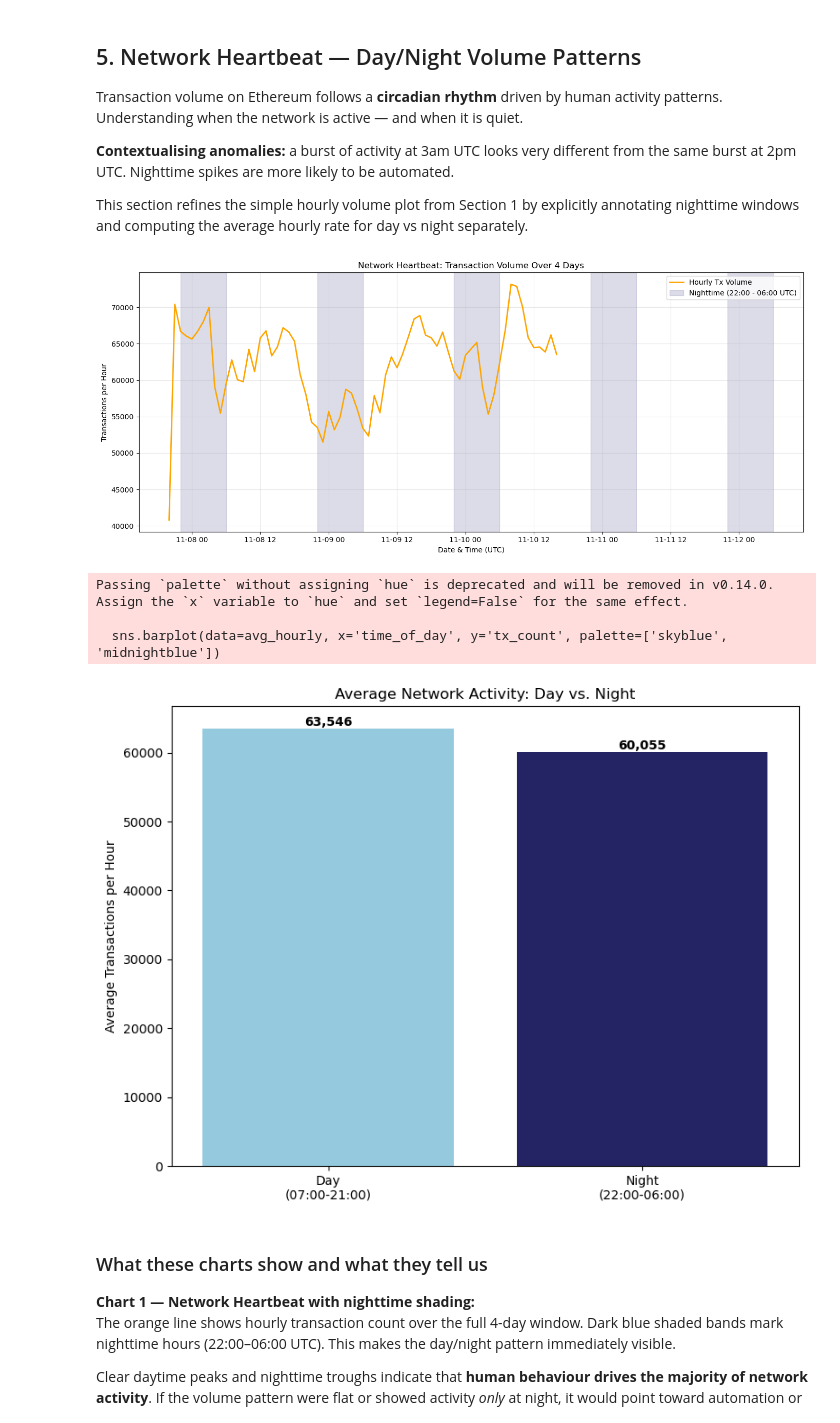
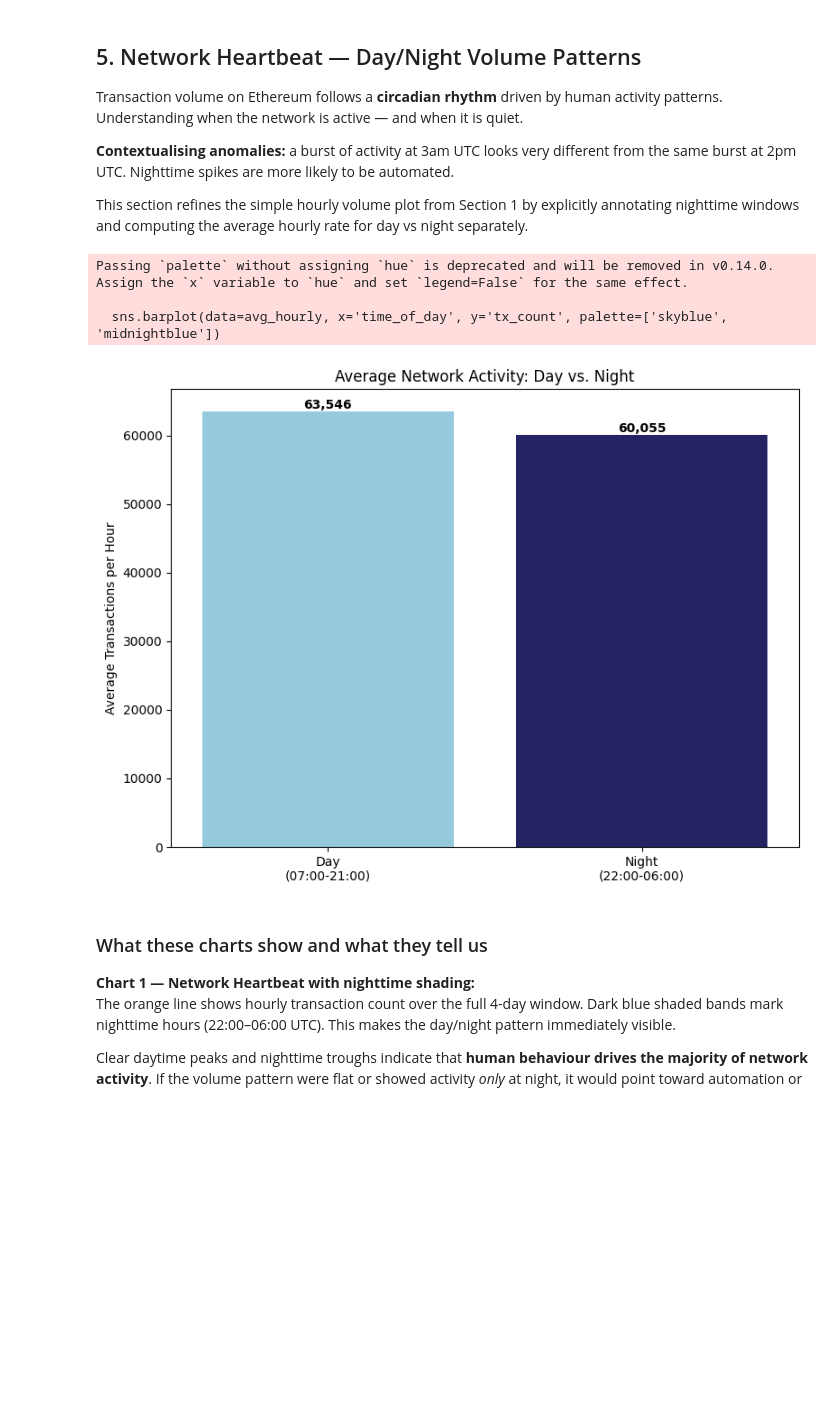
Before and after one commit to Nefeli-Apostolou/GM-Project---Fraud-Detection, a Jupyter notebook: EDA.ipynb, the cells around one changed output. Drawn from its saved outputs; the diff is of its cells as text; code cells hidden in the pictures; blank space fills up the shorter version.

Commit message:
plot removed

```diff
--- a/EDA.ipynb
+++ b/EDA.ipynb
@@ -229,81 +229,48 @@ Transaction volume on Ethereum follows a **circadian rhythm** driven by human ac
 This section refines the simple hourly volume plot from Section 1 by explicitly annotating nighttime windows and computing the average hourly rate for day vs night separately.
 # %%
 import numpy as np
+import pandas as pd
+import matplotlib.pyplot as plt
+import seaborn as sns
 
 # Load the clean dataset
 df = pd.read_csv('eth_tx_last4days_clean.csv')
 df['block_timestamp'] = pd.to_datetime(df['block_timestamp'])
-
-# ==========================================
-# Plot 1: Timeline with Nighttime Shading
-# ==========================================
-
-# Aggregate volume by hour
-hourly_vol = df.set_index('block_timestamp').resample('h')['hash'].count().reset_index()
-hourly_vol.columns = ['timestamp', 'tx_count']
-
-plt.figure(figsize=(14, 6))
-plt.plot(hourly_vol['timestamp'], hourly_vol['tx_count'], color='orange', label='Hourly Tx Volume', linewidth=2)
-
-# Highlight nighttime hours (22:00 to 06:00 UTC) with vertical shading
-start_date = hourly_vol['timestamp'].min().floor('D')
-end_date = hourly_vol['timestamp'].max().ceil('D')
-date_range = pd.date_range(start_date, end_date)
-
-for date in date_range:
-    # Night starts at 22:00 of the current day
-    night_start = date + pd.Timedelta(hours=22)
-    # Night ends at 06:00 of the NEXT day
-    night_end = night_start + pd.Timedelta(hours=8)
-
-    # Apply shading. Only add the label to the legend once.
-    plt.axvspan(night_start, night_end, color='midnightblue', alpha=0.15,
-                label='Nighttime (22:00 - 06:00 UTC)' if date == date_range[0] else "")
-
-plt.title('Network Heartbeat: Transaction Volume Over 4 Days')
-plt.xlabel('Date & Time (UTC)')
-plt.ylabel('Transactions per Hour')
-plt.legend(loc='upper right')
-plt.grid(True, alpha=0.3)
-plt.tight_layout()
-plt.show()
-
 
 # ==========================================
 # Plot 2: Average Hourly Rate (Day vs. Night)
 # ==========================================
 
 # Classify each transaction based on its hour
 df['hour'] = df['block_timestamp'].dt.hour
 df['is_night'] = ((df['hour'] >= 22) | (df['hour'] <= 6))
 df['time_of_day'] = df['is_night'].map({True: 'Night\n(22:00-06:00)', False: 'Day\n(07:00-21:00)'})
 
 # To get a fair comparison, calculate the average transactions per hour for each category
 # Group by Date, Hour, and Time of Day to get exact counts per individual hour
 hourly_counts = df.groupby([df['block_timestamp'].dt.date, 'hour', 'time_of_day'])['hash'].count().reset_index(name='tx_count')
 
 # Calculate the mean volume per hour block
 avg_hourly = hourly_counts.groupby('time_of_day')['tx_count'].mean().reset_index()
 
 plt.figure(figsize=(8, 6))
 # Using a custom color palette for Day (Sky blue) and Night (Dark blue)
 sns.barplot(data=avg_hourly, x='time_of_day', y='tx_count', palette=['skyblue', 'midnightblue'])
 plt.title('Average Network Activity: Day vs. Night')
 plt.ylabel('Average Transactions per Hour')
 plt.xlabel('')
 
 # Add actual numbers on top of the bars for clarity
 for index, row in avg_hourly.iterrows():
     plt.text(index, row['tx_count'], f"{int(row['tx_count']):,}", color='black', ha="center", va="bottom", fontweight='bold')
 
 plt.tight_layout()
 plt.show()
 # %% [output]
+Passing `palette` without assigning `hue` is deprecated and will be removed in v0.14.0. Assign the `x` variable to `hue` and set `legend=False` for the same effect.
+
+  sns.barplot(data=avg_hourly, x='time_of_day', y='tx_count', palette=['skyblue', 'midnightblue'])
-[figure, old version]
+[figure, new version]
-Passing `palette` without assigning `hue` is deprecated and will be removed in v0.14.0. Assign the `x` variable to `hue` and set `legend=False` for the same effect.
-
-  sns.barplot(data=avg_hourly, x='time_of_day', y='tx_count', palette=['skyblue', 'midnightblue'])
-[figure, removed]
 # %% [markdown]
 ### What these charts show and what they tell us
 
```
